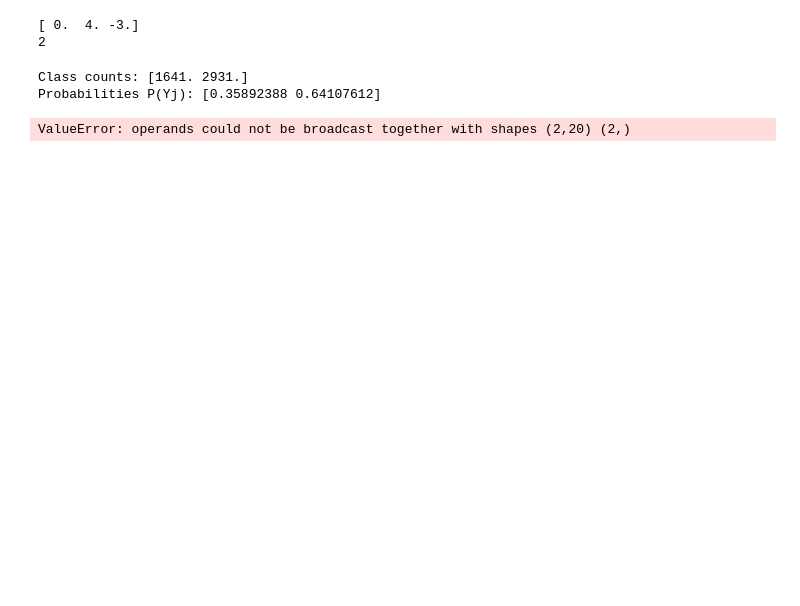
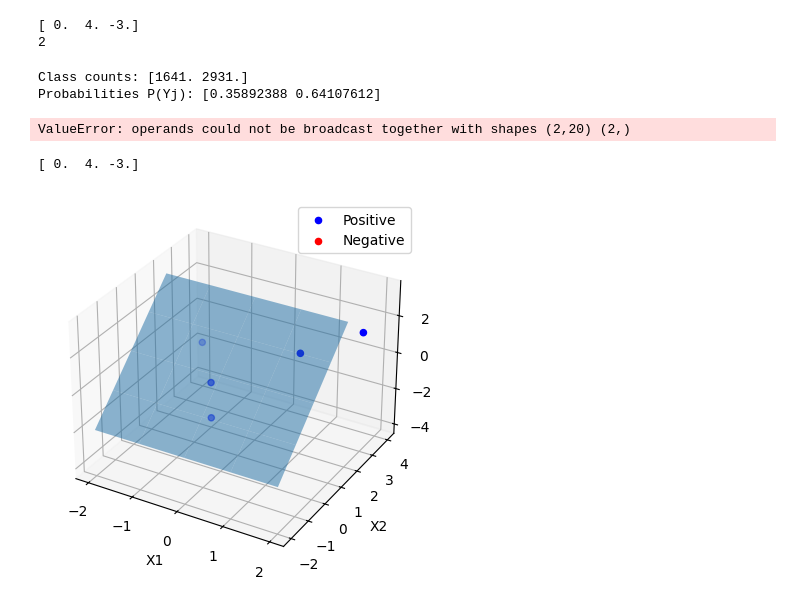
Before and after one commit to DeneshwaraSai/IIT-CS484-ML, a Jupyter notebook: Assignment2/demo.ipynb, the cells around one changed output. Drawn from its saved outputs; the diff is of its cells as text; code cells hidden in the pictures; blank space fills up the shorter version.

```diff
--- a/Assignment2/demo.ipynb
+++ b/Assignment2/demo.ipynb
@@ -144,3 +144,75 @@ print("Misclassification rate:", misclassification_rate)
 Class counts: [1641. 2931.]
 Probabilities P(Yj): [0.35892388 0.64107612]
 ValueError: operands could not be broadcast together with shapes (2,20) (2,)
+# %%
+import numpy as np
+import pandas as pd
+import matplotlib.pyplot as plt
+from mpl_toolkits.mplot3d import Axes3D
+
+def load_data(filename):
+    data = pd.read_csv(filename)
+    X = data.iloc[:, :-1].values
+    y = np.where(data.iloc[:, -1] == 'Positive', 1, -1)
+    return X, y
+
+def my_perceptron(X, y, threshold=0.01, max_iter=10):
+    n_samples, n_features = X.shape
+    weights = np.zeros(n_features)
+    bias = 0
+    misclassified = True
+    iteration = 0
+
+    while misclassified and iteration < max_iter:
+        misclassified = False
+        for i in range(n_samples):
+            if np.dot(X[i], weights) + bias <= 0:
+                weights += X[i] * y[i]
+                bias += y[i]
+                misclassified = True
+        iteration += 1
+
+    return weights, bias
+
+def plot_separator(X, y, weights, bias):
+    fig = plt.figure()
+    ax = fig.add_subplot(111, projection='3d')
+
+    # Plot data points
+    positive_indices = (y == 1)
+    negative_indices = (y == -1)
+    ax.scatter(X[positive_indices][:,0], X[positive_indices][:,1], X[positive_indices][:,2], c='b', label='Positive')
+    ax.scatter(X[negative_indices][:,0], X[negative_indices][:,1], X[negative_indices][:,2], c='r', label='Negative')
+
+    # Plot separator
+    xx, yy = np.meshgrid(range(-2, 3), range(-2, 3))
+    zz = (-weights[0] * xx - weights[1] * yy - bias) / weights[2]
+    ax.plot_surface(xx, yy, zz, alpha=0.5)
+
+    ax.set_xlabel('X1')
+    ax.set_ylabel('X2')
+    ax.set_zlabel('X3')
+    ax.legend()
+    plt.show()
+
+if __name__ == "__main__":
+    # Load data
+    # X, y = load_data('lab02_dataset_1.csv')
+
+    # X = np.array([[1, 2, 1], [3, 4, 4], [5, 6, 6], [7, 8, 8]])
+    # y = np.array([1, -1, 1, -1])
+
+    # X = np.array([[1, 2], [2, 3], [2, 1], [3, 0]])
+    # y = np.array([1, 1, 0, 0])
+
+    X = np.array([[1, 2, 1] ,[1, -2, 1] ,[3, 1, 2], [2, 3, 2] ,[-1, 2, -2] ,[-1, -2, 4] ,[1, -3, -3] ,[-2, 4, -2] ,[4, 1, 3] ,[-1, 2, -4]])
+    y = np.array([1, 0, 0, 1, 1, 0, 0, 1, 0, 1])
+
+    # Apply perceptron algorithm
+    weights, bias = my_perceptron(X, y)
+    print(weights)
+    # Plot dataset and separator
+    plot_separator(X, y, weights, bias)
+# %% [output]
+[ 0.  4. -3.]
+[figure, added]
```
Also changed, not shown: parts of 1 cell of this notebook, 1 other file.
